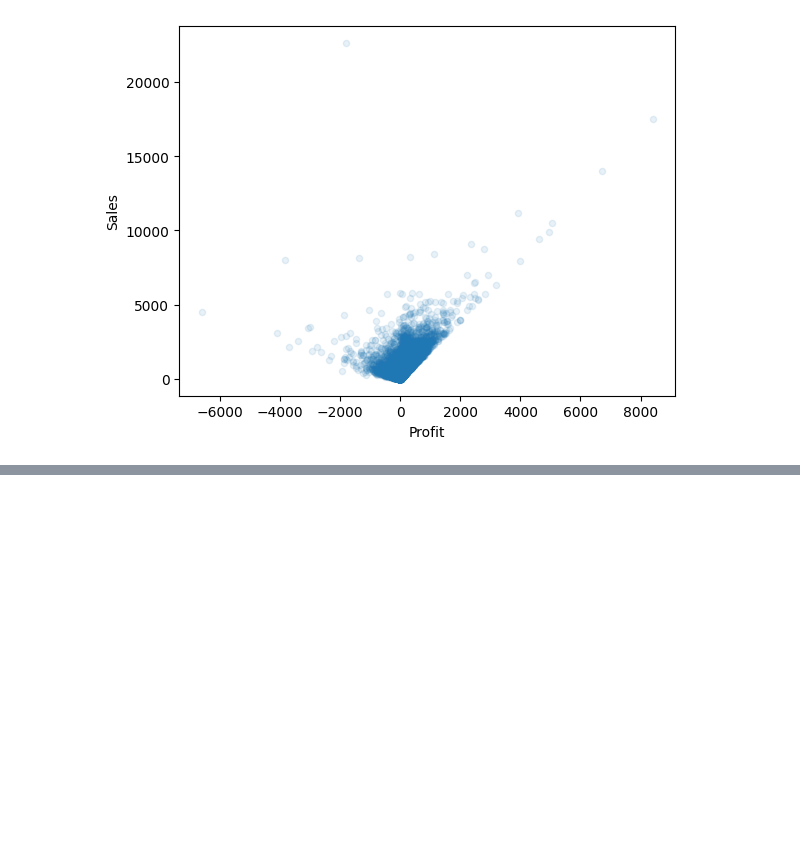
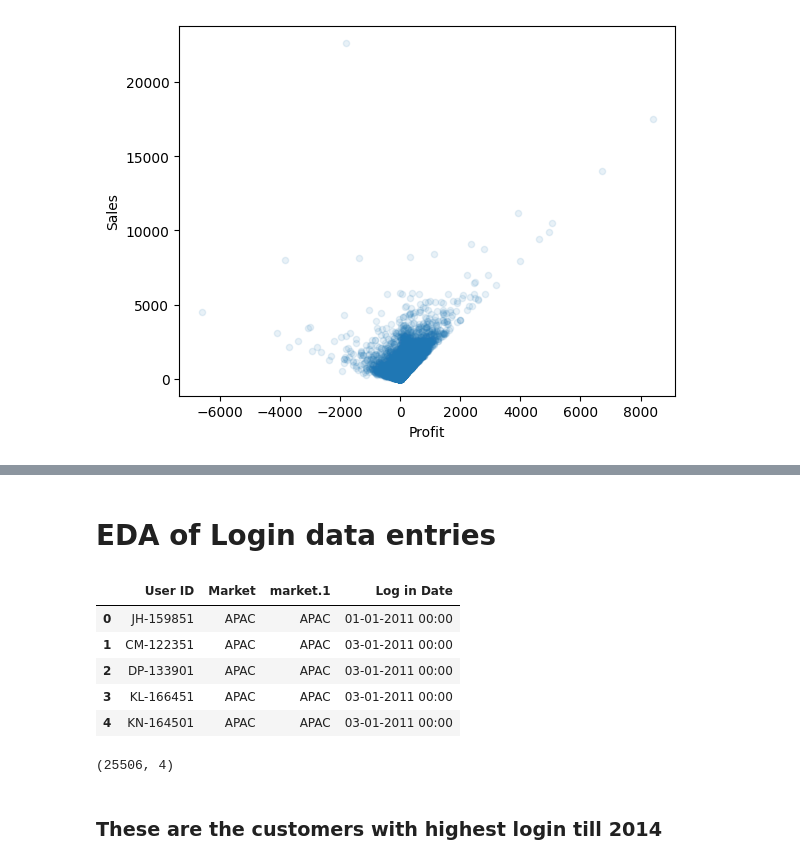
Before and after one commit to yuno-gen/GlobalStore, a Jupyter notebook: GlobalStore.ipynb, the cells around one changed output, grey strips where cells are left out. Drawn from its saved outputs; the diff is of its cells as text; code cells hidden in the pictures; blank space fills up the shorter version.

```diff
--- a/GlobalStore.ipynb
+++ b/GlobalStore.ipynb
@@ -121,0 +199,18 @@ data.plot(kind = "scatter", x="Profit", y="Sales", alpha=0.1)
+# %% [markdown]
+# EDA of Login data entries
+# %%
+cust = pd.read_csv('/content/Login_data.csv',  encoding='unicode_escape')
+cust.head()
+# %% [output]
+|  | User ID | Market | market.1 | Log in Date |
+| 0 | JH-159851 | APAC | APAC | 01-01-2011 00:00 |
+| 1 | CM-122351 | APAC | APAC | 03-01-2011 00:00 |
+| 2 | DP-133901 | APAC | APAC | 03-01-2011 00:00 |
+| 3 | KL-166451 | APAC | APAC | 03-01-2011 00:00 |
+| 4 | KN-164501 | APAC | APAC | 03-01-2011 00:00 |
+# %%
+cust.shape
+# %% [output]
+(25506, 4)
+# %% [markdown]
+### These are the customers with highest login till **2014**
```
Also changed, not shown: parts of 11 cells of this notebook.
